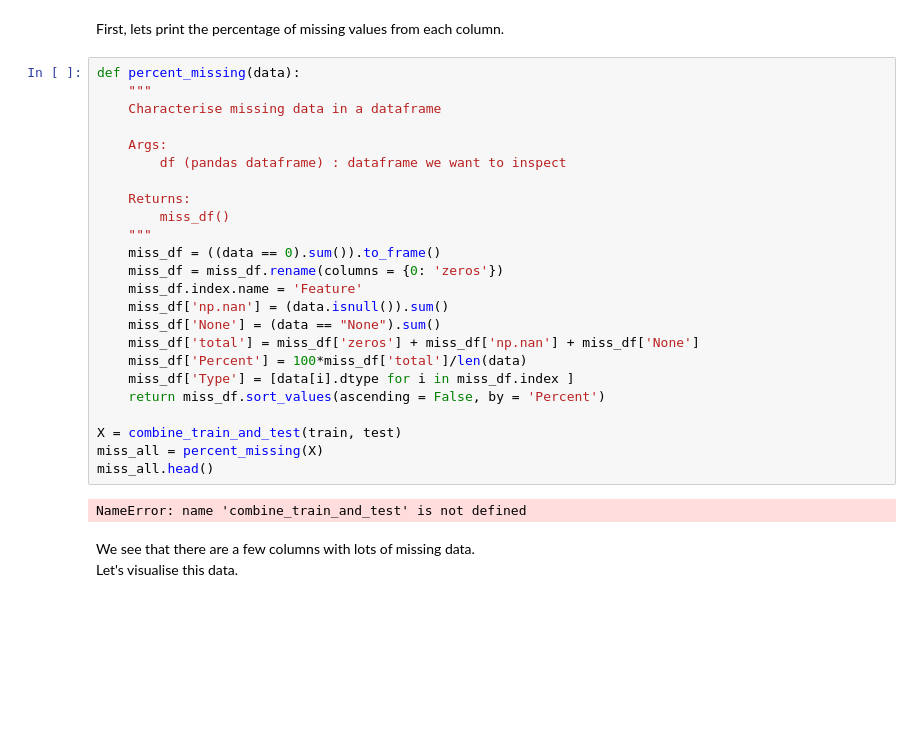
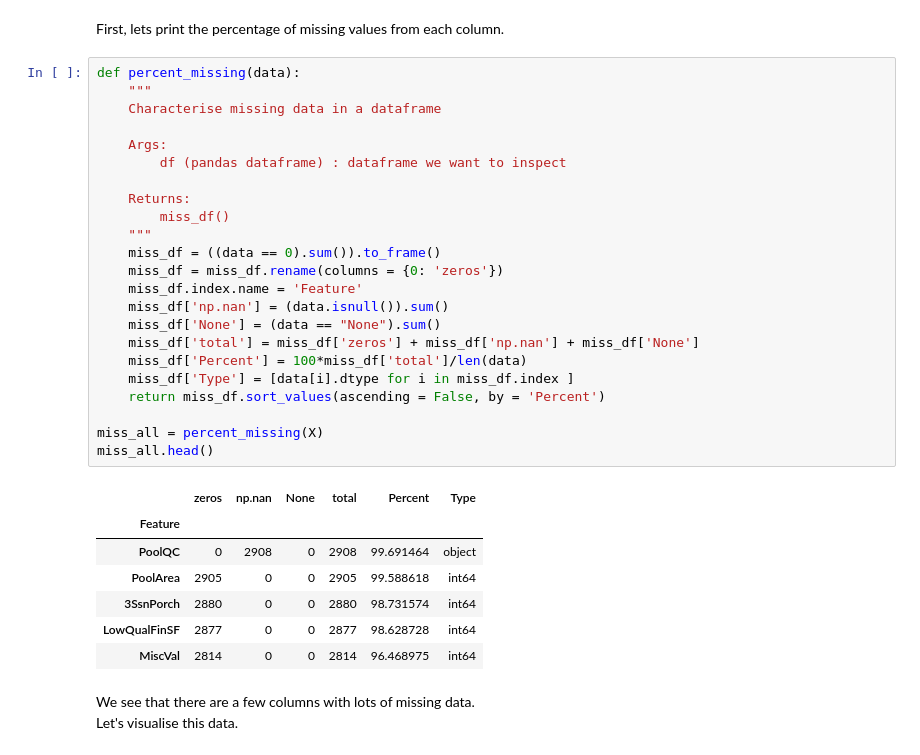
Before and after one commit to C-Kitching/Kaggle, a Jupyter notebook: house-prices-advanced-regression - current kernal.ipynb, the cells around one changed output. Drawn from its saved outputs; the diff is of its cells as text; blank space fills up the shorter version.

```diff
--- a/house-prices-advanced-regression - current kernal.ipynb
+++ b/house-prices-advanced-regression - current kernal.ipynb
@@ -373,29 +374,34 @@ First, lets print the percentage of missing values from each column.
 # %%
 def percent_missing(data):
     """
     Characterise missing data in a dataframe
 
     Args:
         df (pandas dataframe) : dataframe we want to inspect
 
     Returns:
         miss_df()
     """
     miss_df = ((data == 0).sum()).to_frame()
     miss_df = miss_df.rename(columns = {0: 'zeros'})
     miss_df.index.name = 'Feature'
     miss_df['np.nan'] = (data.isnull()).sum()
     miss_df['None'] = (data == "None").sum()
     miss_df['total'] = miss_df['zeros'] + miss_df['np.nan'] + miss_df['None']
     miss_df['Percent'] = 100*miss_df['total']/len(data)
     miss_df['Type'] = [data[i].dtype for i in miss_df.index ]
     return miss_df.sort_values(ascending = False, by = 'Percent')
 
-X = combine_train_and_test(train, test)
 miss_all = percent_missing(X)
 miss_all.head()
 # %% [output]
-NameError: name 'combine_train_and_test' is not defined
+|  | zeros | np.nan | None | total | Percent | Type |
+| Feature |  |  |  |  |  |  |
+| PoolQC | 0 | 2908 | 0 | 2908 | 99.691464 | object |
+| PoolArea | 2905 | 0 | 0 | 2905 | 99.588618 | int64 |
+| 3SsnPorch | 2880 | 0 | 0 | 2880 | 98.731574 | int64 |
+| LowQualFinSF | 2877 | 0 | 0 | 2877 | 98.628728 | int64 |
+| MiscVal | 2814 | 0 | 0 | 2814 | 96.468975 | int64 |
 # %% [markdown]
 We see that there are a few columns with lots of missing data.
 Let's visualise this data.
```
Also changed, not shown: parts of 13 cells of this notebook.
